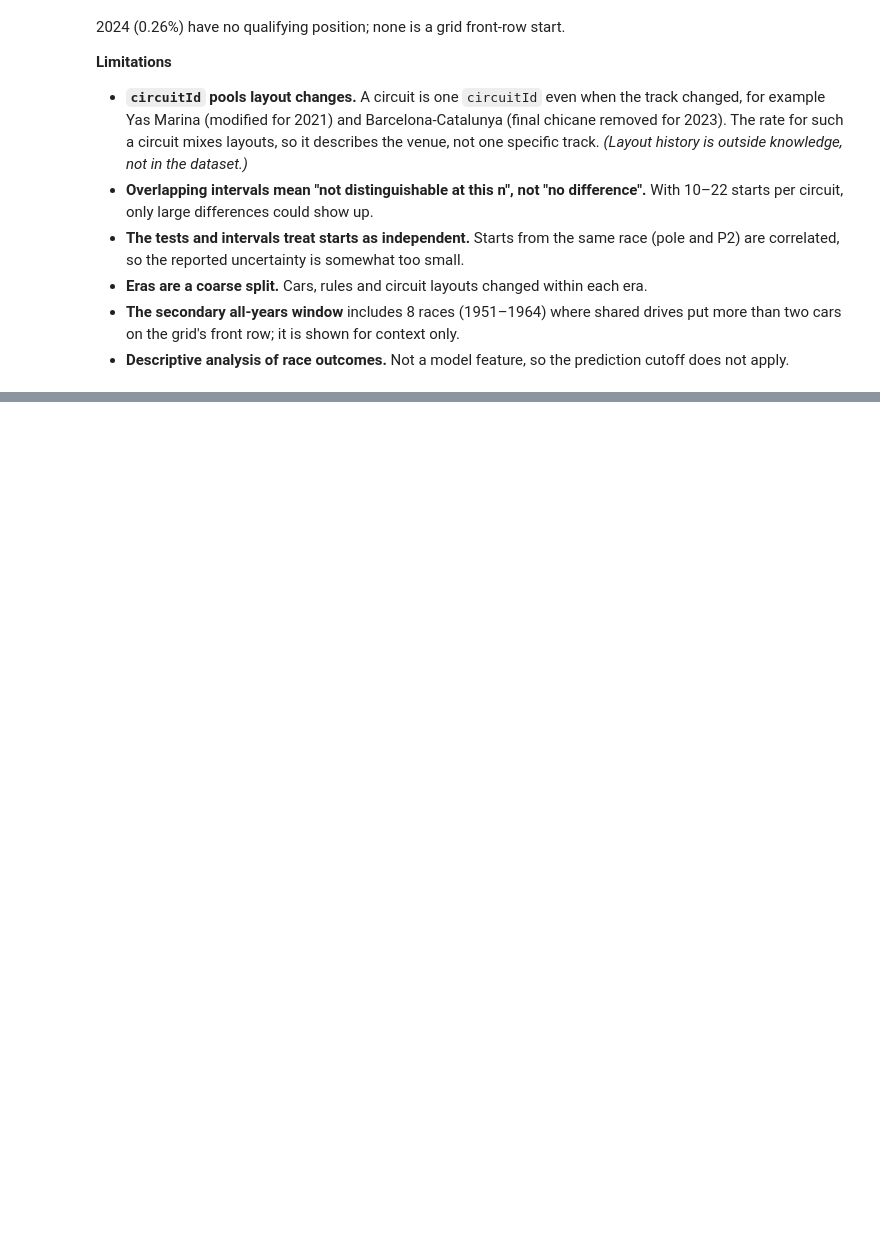
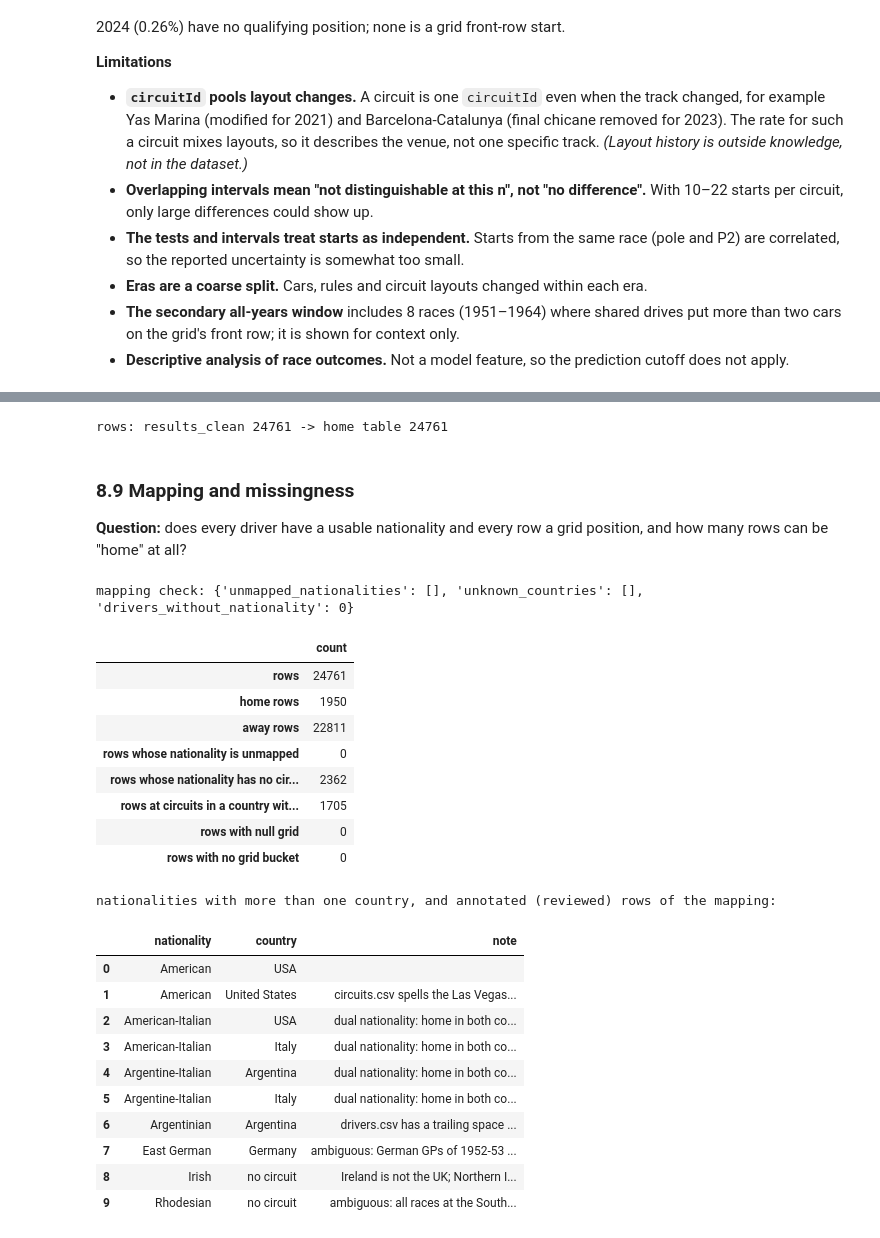
Before and after one commit to YShimy/f1-podium, a Jupyter notebook: notebooks/milestone1.ipynb, the cells around one changed output, grey strips where cells are left out. Drawn from its saved outputs; the diff is of its cells as text; code cells hidden in the pictures; blank space fills up the shorter version.

```diff
--- a/notebooks/milestone1.ipynb
+++ b/notebooks/milestone1.ipynb
@@ -2167,0 +2193,61 @@ have no qualifying position; none is a grid front-row start.
+# %%
+nat_map = de.load_nationality_map()
+map_check = de.check_nationality_map(nat_map, tables["drivers"], tables["circuits"])
+assert map_check["unmapped_nationalities"] == [], map_check
+assert map_check["unknown_countries"] == [], map_check
+
+home_df = de.build_home_table(results_clean, races, tables["circuits"], tables["drivers"], nat_map)
+assert len(home_df) == len(results_clean), "a join changed the row count"
+assert not home_df.duplicated(["raceId", "driverId"]).any()
+print(f"rows: results_clean {len(results_clean)} -> home table {len(home_df)}")
+# %% [output]
+rows: results_clean 24761 -> home table 24761
+# %% [markdown]
+### 8.9 Mapping and missingness
+
+**Question:** does every driver have a usable nationality and every row a grid position, and how many rows can be
+"home" at all?
+# %%
+print("mapping check:", map_check)
+
+countries_with_home_drivers = set(nat_map.loc[nat_map["country"] != de.NO_CIRCUIT, "country"])
+coverage = pd.Series({
+    "rows": len(home_df),
+    "home rows": int(home_df["home"].sum()),
+    "away rows": int((~home_df["home"]).sum()),
+    "rows whose nationality is unmapped": int((~home_df["mapped"]).sum()),
+    "rows whose nationality has no circuit in the data": int((~home_df["has_home_circuit"]).sum()),
+    "rows at circuits in a country with no matching nationality": int(
+        (~home_df["circuit_country"].isin(countries_with_home_drivers)).sum()),
+    "rows with null grid": int(home_df["grid"].isna().sum()),
+    "rows with no grid bucket": int(home_df["grid_bucket"].isna().sum()),
+}).to_frame("count")
+assert coverage.loc["rows whose nationality is unmapped", "count"] == 0
+assert coverage.loc["rows with null grid", "count"] == 0
+display(coverage)
+
+print("nationalities with more than one country, and annotated (reviewed) rows of the mapping:")
+display(nat_map[(nat_map["note"] != "") | nat_map.duplicated("nationality", keep=False)].reset_index(drop=True))
+# %% [output]
+mapping check: {'unmapped_nationalities': [], 'unknown_countries': [], 'drivers_without_nationality': 0}
+|  | count |
+| rows | 24761 |
+| home rows | 1950 |
+| away rows | 22811 |
+| rows whose nationality is unmapped | 0 |
+| rows whose nationality has no cir... | 2362 |
+| rows at circuits in a country wit... | 1705 |
+| rows with null grid | 0 |
+| rows with no grid bucket | 0 |
+nationalities with more than one country, and annotated (reviewed) rows of the mapping:
+|  | nationality | country | note |
+| 0 | American | USA |  |
+| 1 | American | United States | circuits.csv spells the Las Vegas... |
+| 2 | American-Italian | USA | dual nationality: home in both co... |
+| 3 | American-Italian | Italy | dual nationality: home in both co... |
+| 4 | Argentine-Italian | Argentina | dual nationality: home in both co... |
+| 5 | Argentine-Italian | Italy | dual nationality: home in both co... |
+| 6 | Argentinian | Argentina | drivers.csv has a trailing space ... |
+| 7 | East German | Germany | ambiguous: German GPs of 1952-53 ... |
+| 8 | Irish | no circuit | Ireland is not the UK; Northern I... |
+| 9 | Rhodesian | no circuit | ambiguous: all races at the South... |
```
Also changed, not shown: parts of 11 cells of this notebook, 2 other files.
